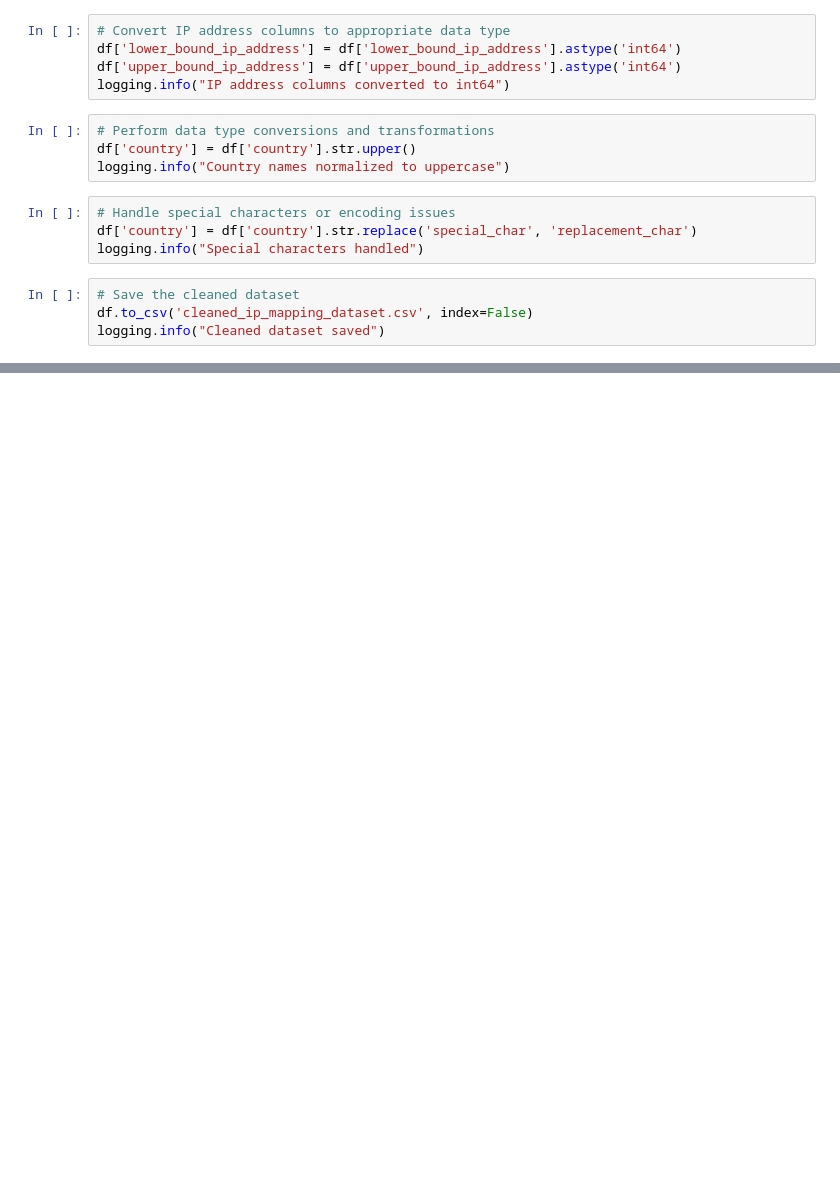
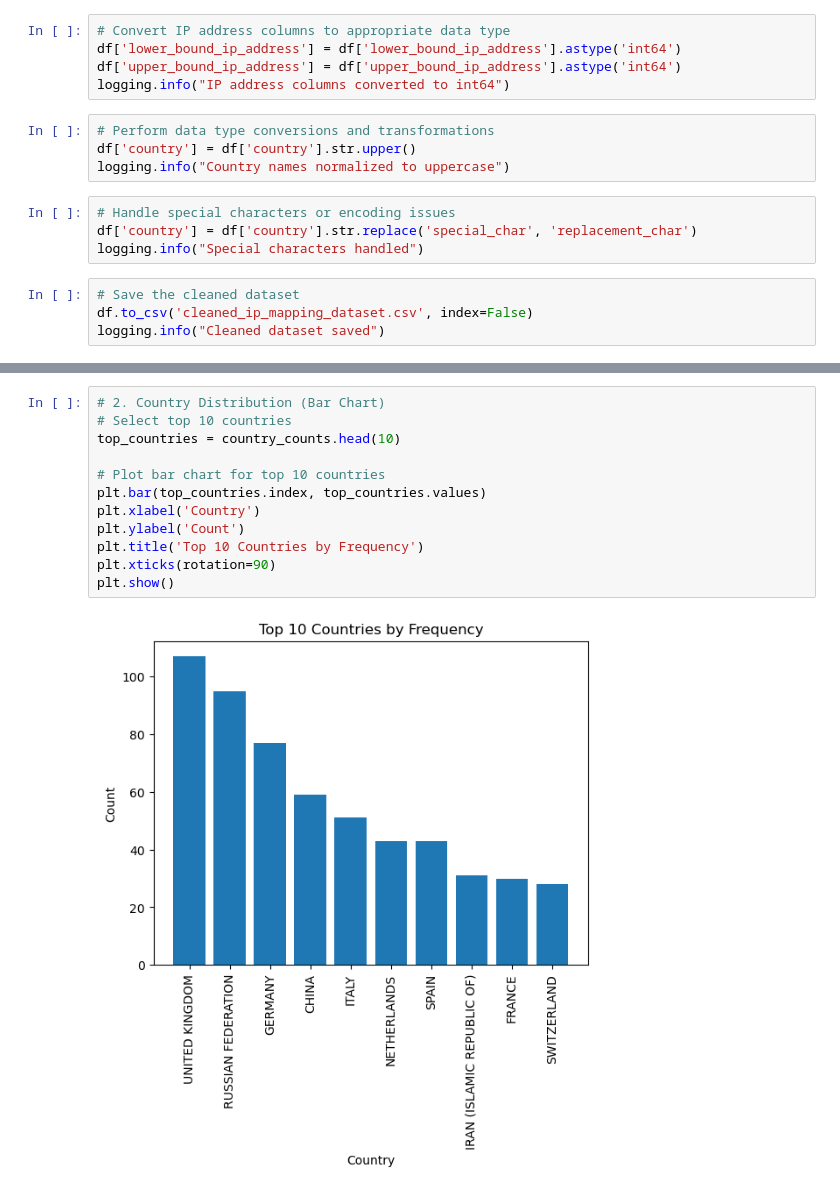
Before and after one commit to jodahe1/Adey-Innovations-Inc, a Jupyter notebook: IPAddressDataCleaning.ipynb, the cells around one changed output, grey strips where cells are left out. Saved outputs shown, nothing was run; the diff lists cells and outputs as text; blank space fills up the shorter version.

```diff
--- a/IPAddressDataCleaning.ipynb
+++ b/IPAddressDataCleaning.ipynb
@@ -57,0 +70,14 @@ logging.info("Cleaned dataset saved")
+# %%
+# 2. Country Distribution (Bar Chart)
+# Select top 10 countries
+top_countries = country_counts.head(10)
+
+# Plot bar chart for top 10 countries
+plt.bar(top_countries.index, top_countries.values)
+plt.xlabel('Country')
+plt.ylabel('Count')
+plt.title('Top 10 Countries by Frequency')
+plt.xticks(rotation=90)
+plt.show()
+# %% [output]
+[figure, added]
```
Also changed, not shown: parts of 7 cells of this notebook.
